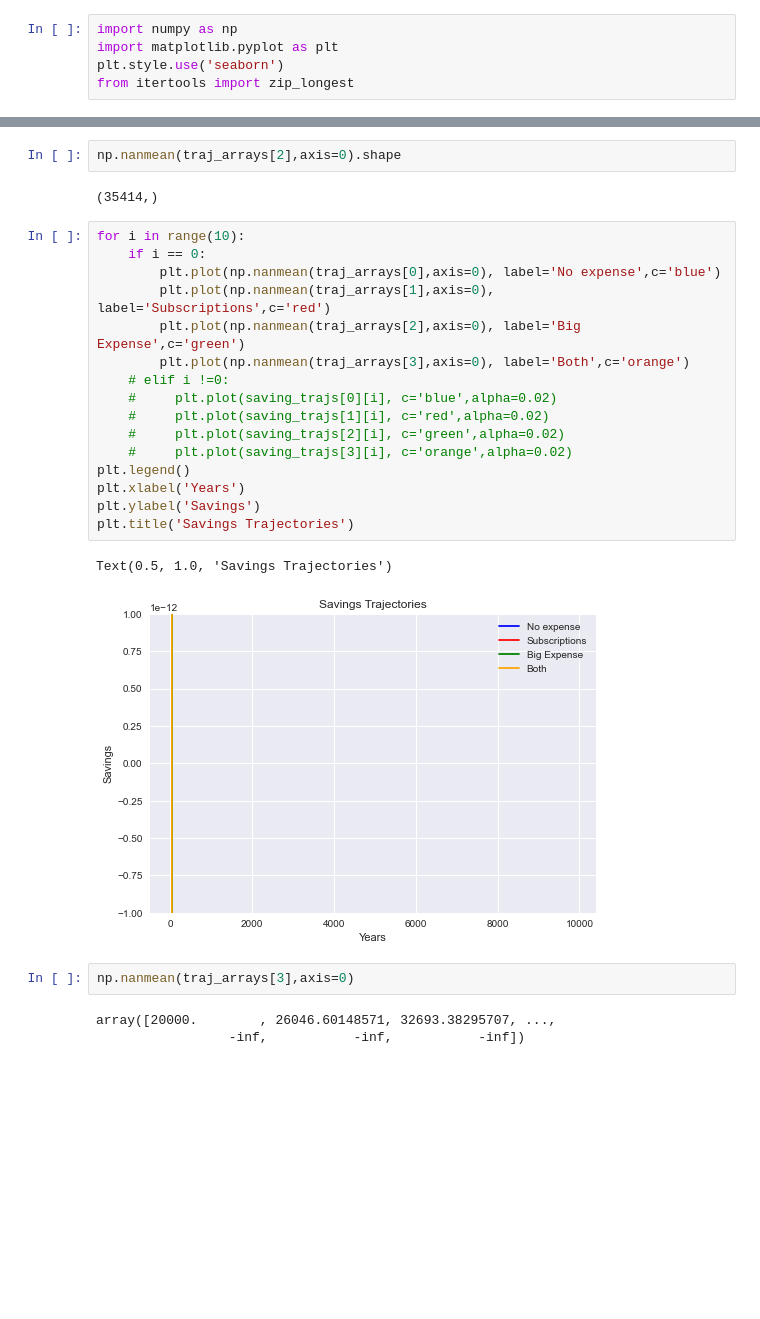
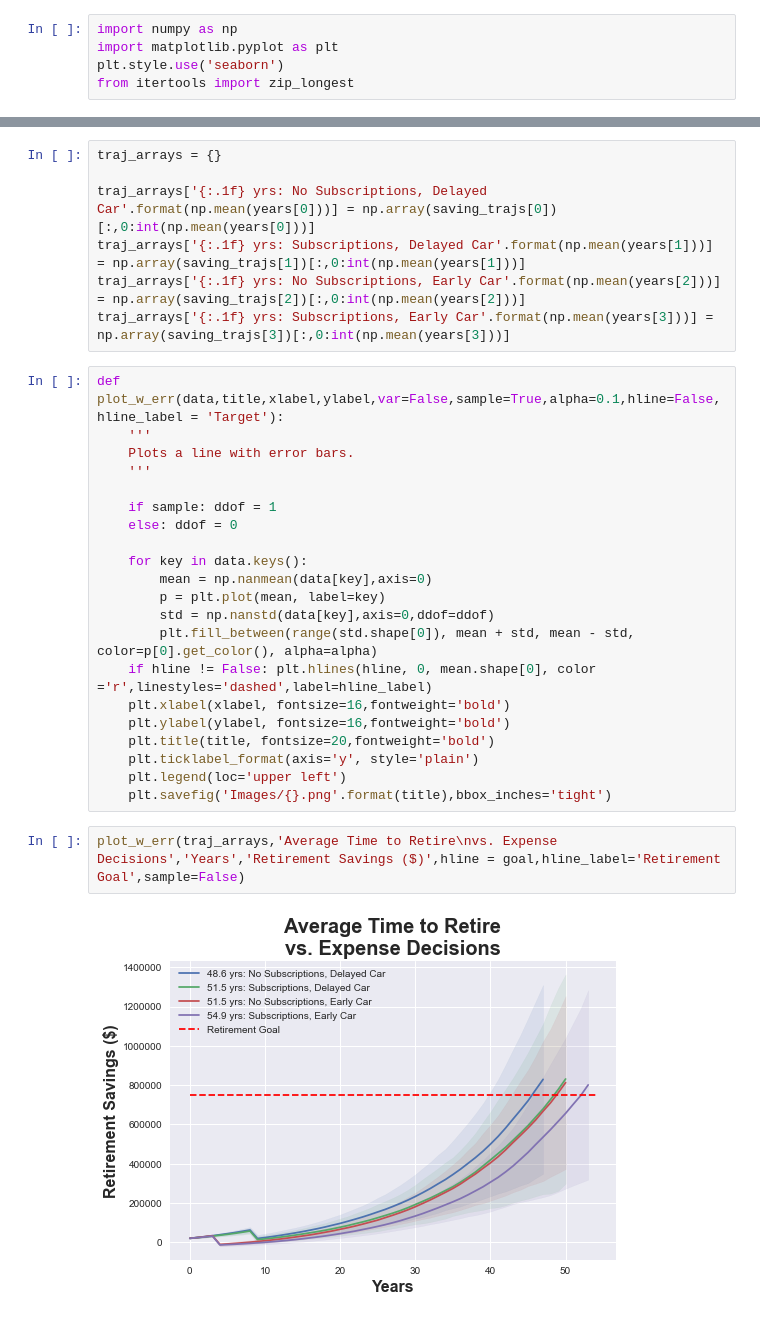
Before and after one commit to SunayBhat1/Writing-Code, a Jupyter notebook: Money is Time/money_time.ipynb, the cells around one changed output, grey strips where cells are left out. Drawn from its saved outputs; the diff is of its cells as text; blank space fills up the shorter version.

Commit message:
Money is Time

```diff
--- a/Money is Time/money_time.ipynb
+++ b/Money is Time/money_time.ipynb
@@ -55,28 +69,32 @@ traj_arrays[3] = np.array(list(zip_longest(*saving_trajs[3], fillvalue=np.nan)))
-# %%
-np.nanmean(traj_arrays[2],axis=0).shape
-# %% [output]
-(35414,)
-# %%
-for i in range(10):
-    if i == 0:
-        plt.plot(np.nanmean(traj_arrays[0],axis=0), label='No expense',c='blue')
-        plt.plot(np.nanmean(traj_arrays[1],axis=0), label='Subscriptions',c='red')
-        plt.plot(np.nanmean(traj_arrays[2],axis=0), label='Big Expense',c='green')
-        plt.plot(np.nanmean(traj_arrays[3],axis=0), label='Both',c='orange')
-    # elif i !=0:
-    #     plt.plot(saving_trajs[0][i], c='blue',alpha=0.02)
-    #     plt.plot(saving_trajs[1][i], c='red',alpha=0.02)
-    #     plt.plot(saving_trajs[2][i], c='green',alpha=0.02)
-    #     plt.plot(saving_trajs[3][i], c='orange',alpha=0.02)
-plt.legend()
-plt.xlabel('Years')
-plt.ylabel('Savings')
-plt.title('Savings Trajectories')
-# %% [output]
-Text(0.5, 1.0, 'Savings Trajectories')
-[figure, removed]
-# %%
-np.nanmean(traj_arrays[3],axis=0)
-# %% [output]
-array([20000.        , 26046.60148571, 32693.38295707, ...,
-                 -inf,           -inf,           -inf])
+# %%
+traj_arrays = {}
+
+traj_arrays['{:.1f} yrs: No Subscriptions, Delayed Car'.format(np.mean(years[0]))] = np.array(saving_trajs[0])[:,0:int(np.mean(years[0]))]
+traj_arrays['{:.1f} yrs: Subscriptions, Delayed Car'.format(np.mean(years[1]))] = np.array(saving_trajs[1])[:,0:int(np.mean(years[1]))]
+traj_arrays['{:.1f} yrs: No Subscriptions, Early Car'.format(np.mean(years[2]))] = np.array(saving_trajs[2])[:,0:int(np.mean(years[2]))]
+traj_arrays['{:.1f} yrs: Subscriptions, Early Car'.format(np.mean(years[3]))] =  np.array(saving_trajs[3])[:,0:int(np.mean(years[3]))]
+# %%
+def plot_w_err(data,title,xlabel,ylabel,var=False,sample=True,alpha=0.1,hline=False,hline_label = 'Target'):
+    '''
+    Plots a line with error bars.
+    '''
+
+    if sample: ddof = 1
+    else: ddof = 0
+
+    for key in data.keys():
+        mean = np.nanmean(data[key],axis=0)
+        p = plt.plot(mean, label=key)
+        std = np.nanstd(data[key],axis=0,ddof=ddof)
+        plt.fill_between(range(std.shape[0]), mean + std, mean - std, color=p[0].get_color(), alpha=alpha)
+    if hline != False: plt.hlines(hline, 0, mean.shape[0], color ='r',linestyles='dashed',label=hline_label)
+    plt.xlabel(xlabel, fontsize=16,fontweight='bold')
+    plt.ylabel(ylabel, fontsize=16,fontweight='bold')
+    plt.title(title, fontsize=20,fontweight='bold')
+    plt.ticklabel_format(axis='y', style='plain')
+    plt.legend(loc='upper left')
+    plt.savefig('Images/{}.png'.format(title),bbox_inches='tight')
+# %%
+plot_w_err(traj_arrays,'Average Time to Retire\nvs. Expense Decisions','Years','Retirement Savings ($)',hline = goal,hline_label='Retirement Goal',sample=False)
+# %% [output]
+[figure, added]
```
Also changed, not shown: parts of 3 cells of this notebook, 2 other files.
